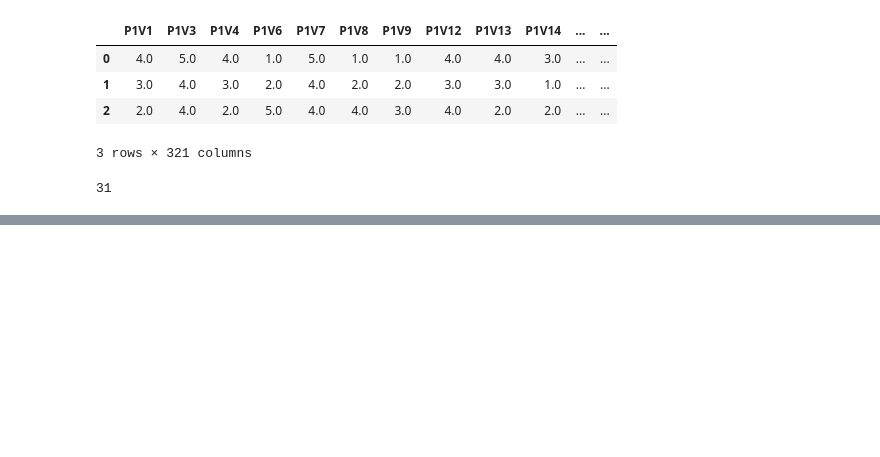
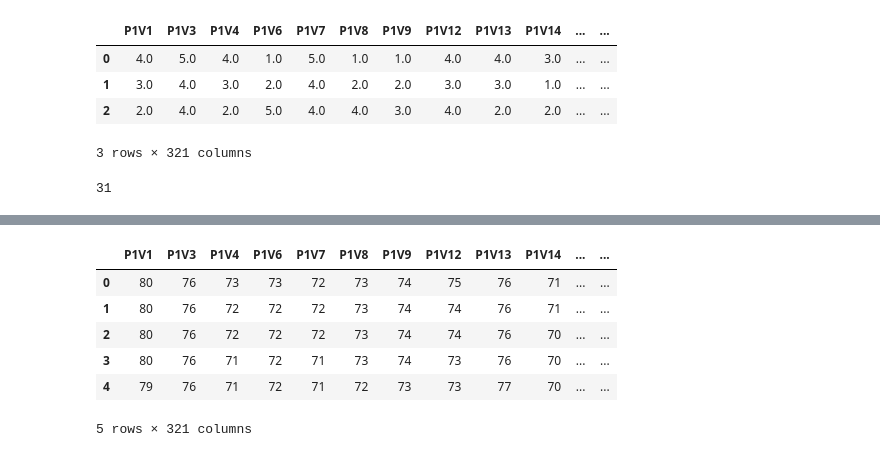
Before and after one commit to TravisCossarini/moodSwing, a Jupyter notebook: pythonModels/FinalModels.ipynb, the cells around one changed output, grey strips where cells are left out. Drawn from its saved outputs; the diff is of its cells as text; code cells hidden in the pictures; blank space fills up the shorter version.

```diff
--- a/pythonModels/FinalModels.ipynb
+++ b/pythonModels/FinalModels.ipynb
@@ -48,2 +71,10 @@ for col in data:
 # %%
-data.head()
+dataStretched.head()
+# %% [output]
+|  | P1V1 | P1V3 | P1V4 | P1V6 | P1V7 | P1V8 | P1V9 | P1V12 | P1V13 | P1V14 | ... | ... |
+| 0 | 80 | 76 | 73 | 73 | 72 | 73 | 74 | 75 | 76 | 71 | ... | ... |
+| 1 | 80 | 76 | 72 | 72 | 72 | 73 | 74 | 74 | 76 | 71 | ... | ... |
+| 2 | 80 | 76 | 72 | 72 | 72 | 73 | 74 | 74 | 76 | 70 | ... | ... |
+| 3 | 80 | 76 | 71 | 72 | 71 | 73 | 74 | 73 | 76 | 70 | ... | ... |
+| 4 | 79 | 76 | 71 | 72 | 71 | 72 | 73 | 73 | 77 | 70 | ... | ... |
+5 rows × 321 columns
```
Also changed, not shown: parts of 15 cells of this notebook, 1 other file.
